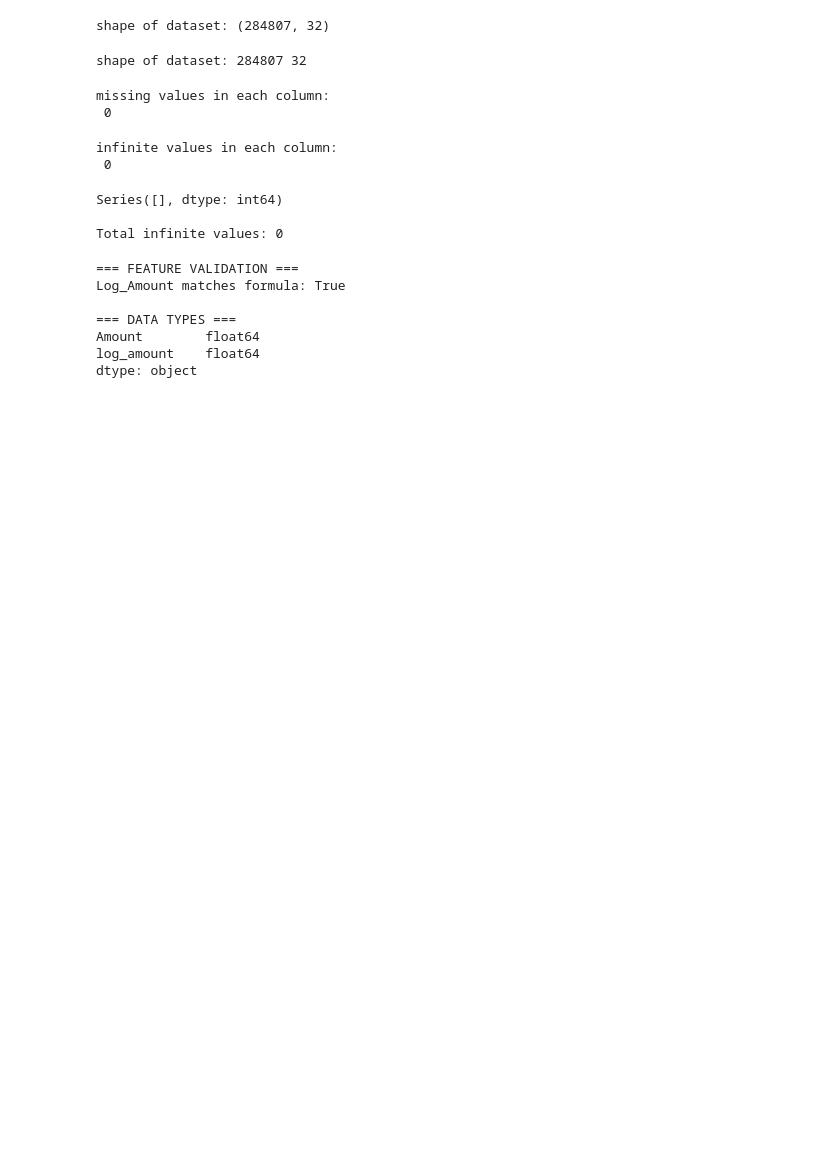
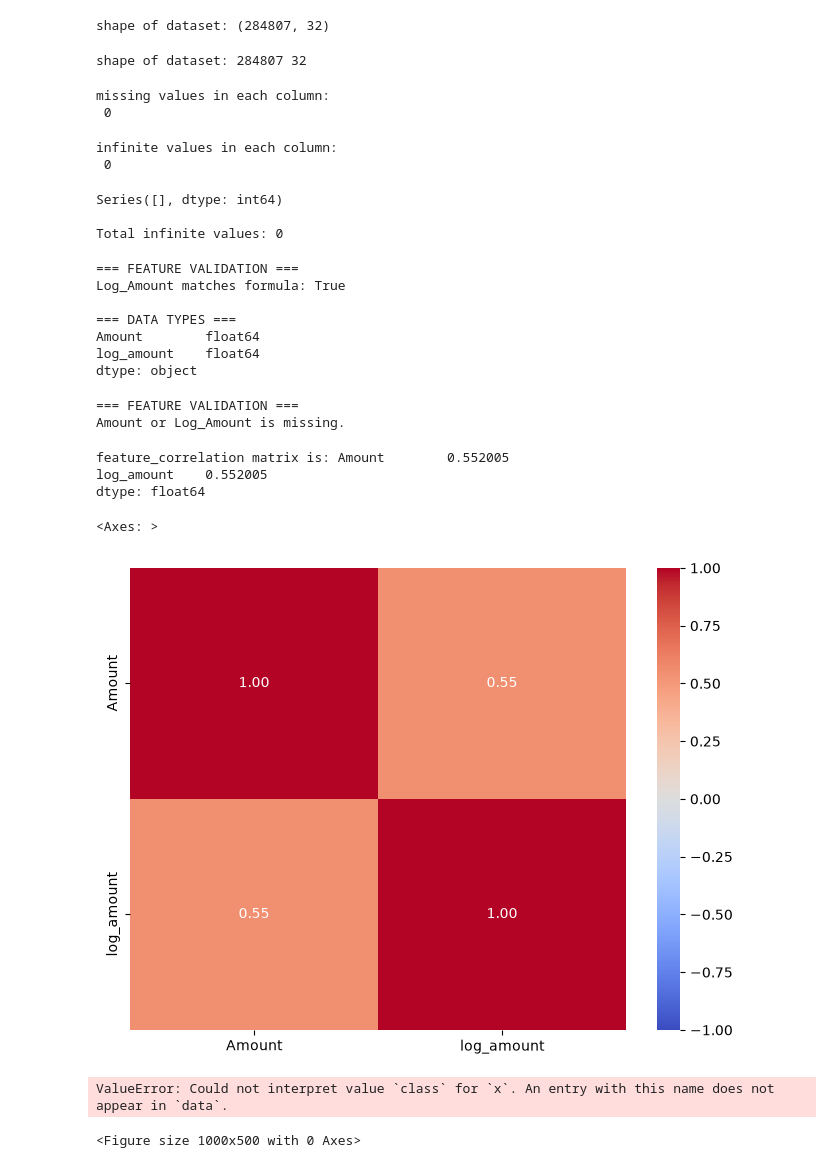
Before and after one commit to RamprakashReddy42/ml-engineer-progress-day-to-day-phase-3, a Jupyter notebook: feature engineering.ipynb, the cells around one changed output. Saved outputs shown, nothing was run; the diff lists cells and outputs as text; code cells hidden in the pictures; blank space fills up the shorter version.

```diff
--- a/feature engineering.ipynb
+++ b/feature engineering.ipynb
@@ -249,3 +249,53 @@ Log_Amount matches formula: True
 Amount        float64
 log_amount    float64
 dtype: object
+# %%
+print("\n=== FEATURE VALIDATION ===")
+
+if {"Amount", "Log_Amount"}.issubset(df.columns):
+    expected = np.log1p(df["Amount"])
+
+    matches = np.isclose(
+        df["Log_Amount"],
+        expected,
+        equal_nan=True
+    )
+
+    print("Log_Amount matches formula:", matches.all())
+else:
+    print("Amount or Log_Amount is missing.")
+# %% [output]
+=== FEATURE VALIDATION ===
+Amount or Log_Amount is missing.
+# %%
+feature_corr=df[['Amount','log_amount']].corr()
+print("feature_correlation matrix is:",feature_corr)
+# %% [output]
+feature_correlation matrix is: Amount        0.552005
+log_amount    0.552005
+dtype: float64
+# %%
+import matplotlib.pyplot as plt
+import seaborn as sns
+feature_corr=df[['Amount','log_amount']].corr()
+plt.figure(figsize=(8,6))
+sns.heatmap(feature_corr, annot=True, cmap='coolwarm', fmt=".2f", vmin=-1, vmax=1)
+# %% [output]
+<Axes: >
+[figure, added]
+# %%
+import matplotlib.pyplot as plt
+import seaborn as sns
+plt.figure(figsize=(10,5))
+sns.boxplot(
+    x='Class',
+    y='log_amount',
+    data=df
+)
+plt.title('Boxplot of Log_Amount by Class')
+plt.xlabel("class of fraud")
+plt.ylabel("log_amount of suspicious transaction")
+plt.show()
+# %% [output]
+ValueError: Could not interpret value `class` for `x`. An entry with this name does not appear in `data`.
+<Figure size 1000x500 with 0 Axes>
```
